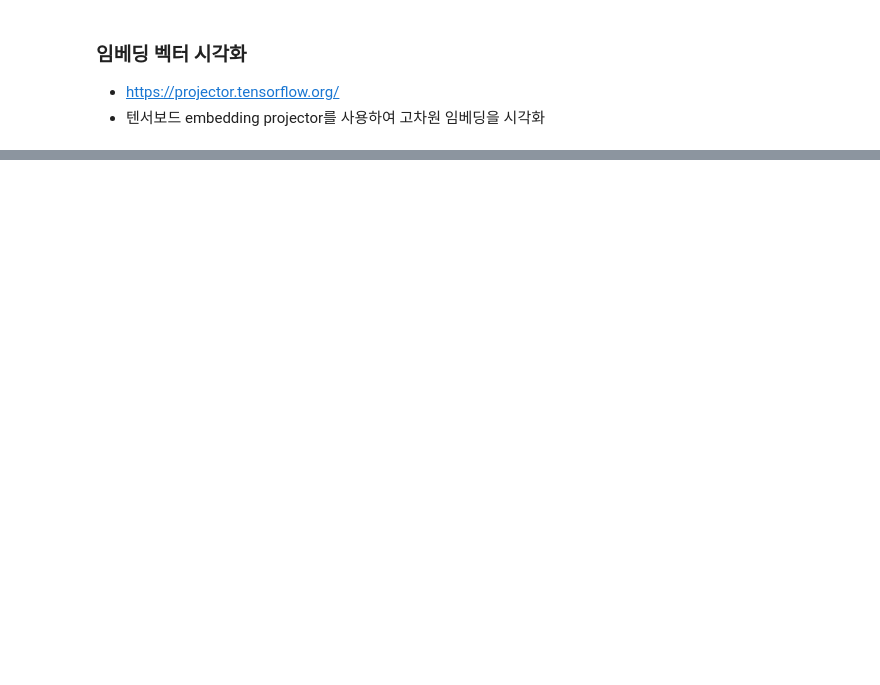
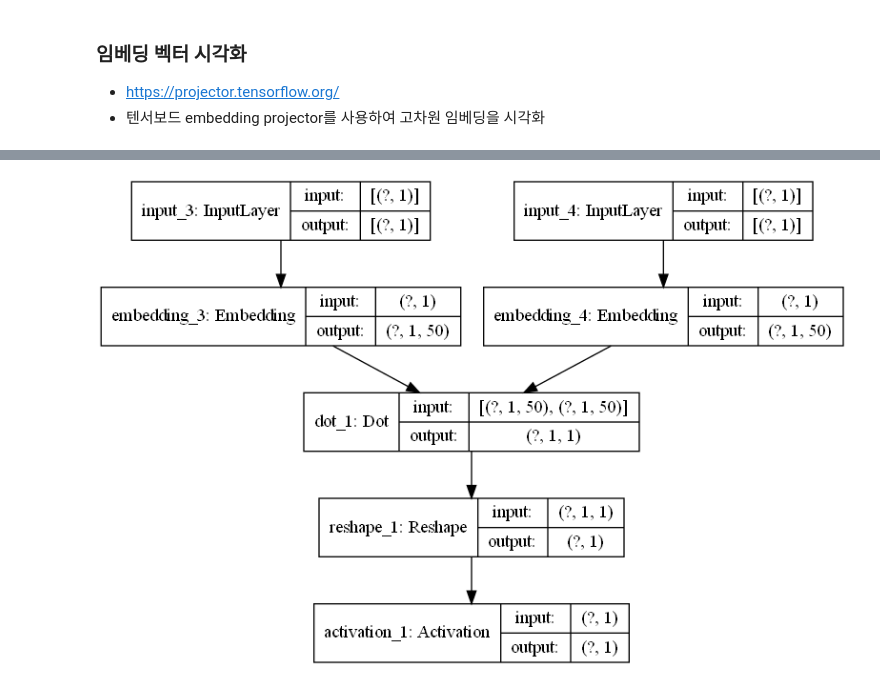
Before and after one commit to yeon93/NLP_study, a Jupyter notebook: 7_embedding.ipynb, the cells around one changed output, grey strips where cells are left out. Cells and saved outputs as stored; diff of their text form; code cells hidden in the pictures; blank space fills up the shorter version.

```diff
--- a/7_embedding.ipynb
+++ b/7_embedding.ipynb
@@ -339,0 +596,4 @@ model.wv.save_word2vec_format('news_w2v')  #Store the input-hidden weight matrix
+# %%
+model = word2vec()
+
+model.summary()
@@ -339,0 +618,4 @@ model.wv.save_word2vec_format('news_w2v')  #Store the input-hidden weight matrix
+# %%
+plot_model(model, show_shapes=True, show_layer_names=True)
+# %% [output]
+[figure, added]
```
Also changed, not shown: parts of 29 cells of this notebook.
